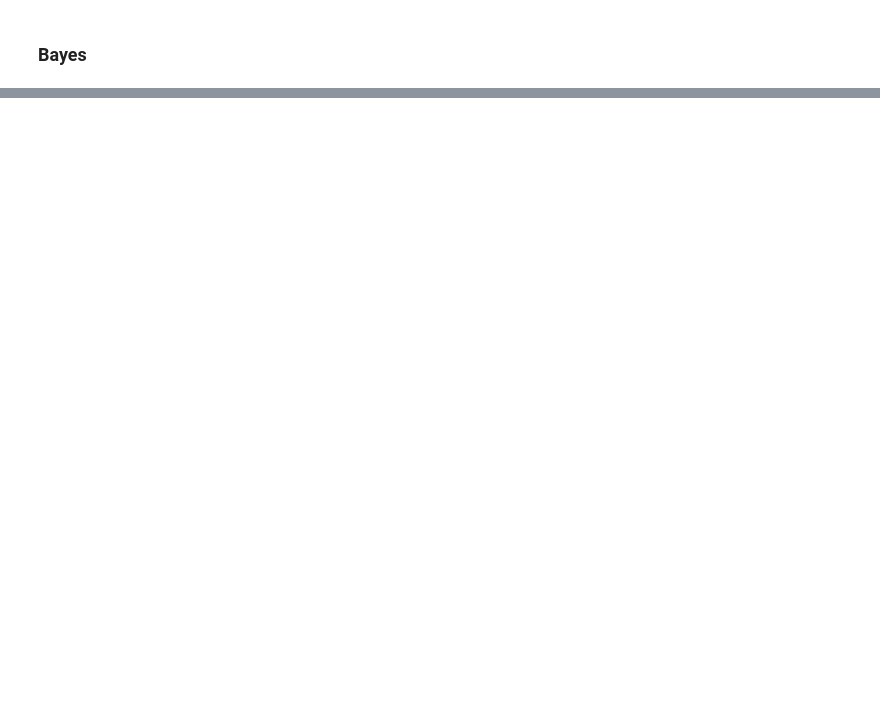
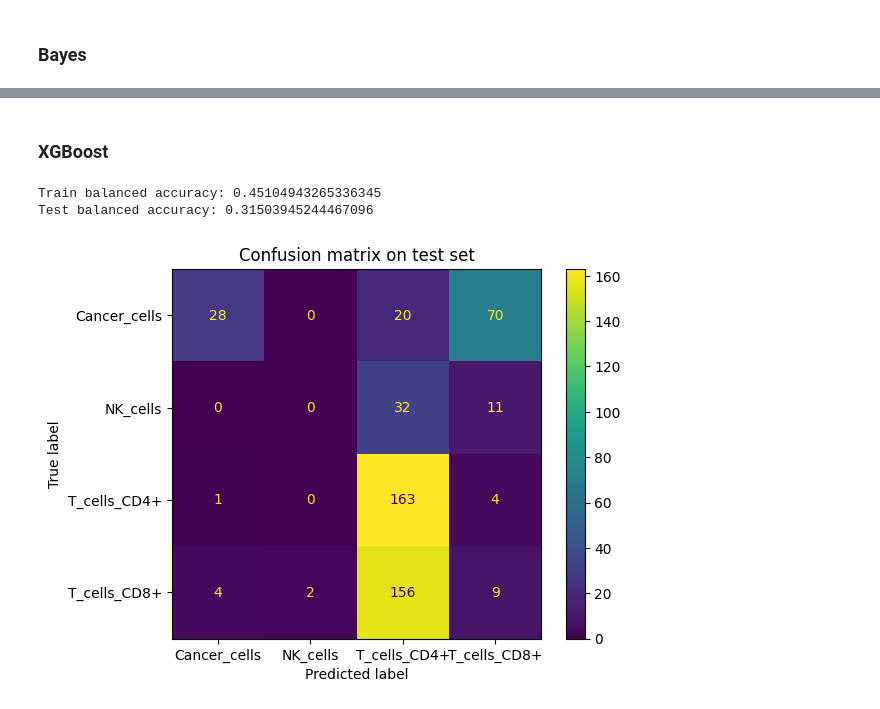
Before and after one commit to DataCampDS/scmark-classification-predicta, a Jupyter notebook: scMARK_classification_starting_kit.ipynb, the cells around one changed output, grey strips where cells are left out. Cells and saved outputs as stored; diff of their text form; code cells hidden in the pictures; blank space fills up the shorter version.

```diff
--- a/scMARK_classification_starting_kit.ipynb
+++ b/scMARK_classification_starting_kit.ipynb
@@ -477,0 +577,25 @@ Test balanced accuracy: 0.34018455636858536
+# %% [markdown]
+### XGBoost
+# %%
+clf = XGBoost()
+clf.fit(X_train, y_train)
+
+# predict_proba
+y_tr_pred_proba = clf.predict_proba(X_train)
+y_te_pred_proba = clf.predict_proba(X_test)
+
+# convert to hard classification with argmax
+y_tr_pred = clf.classes_[np.argmax(y_tr_pred_proba, axis=1)]
+y_te_pred = clf.classes_[np.argmax(y_te_pred_proba, axis=1)]
+
+cm = confusion_matrix(y_test, y_te_pred)
+disp = ConfusionMatrixDisplay(confusion_matrix=cm, display_labels=pipe.classes_, )
+disp.plot()
+plt.title("Confusion matrix on test set")
+
+print('Train balanced accuracy:', balanced_accuracy_score(y_train, y_tr_pred))
+print('Test balanced accuracy:', balanced_accuracy_score(y_test, y_te_pred))
+# %% [output]
+Train balanced accuracy: 0.45104943265336345
+Test balanced accuracy: 0.31503945244467096
+[figure, added]
```
Also changed, not shown: parts of 5 cells of this notebook.
